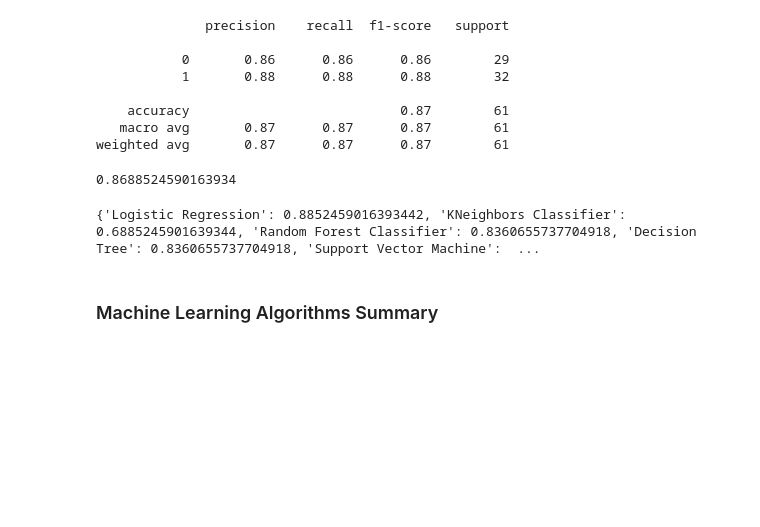
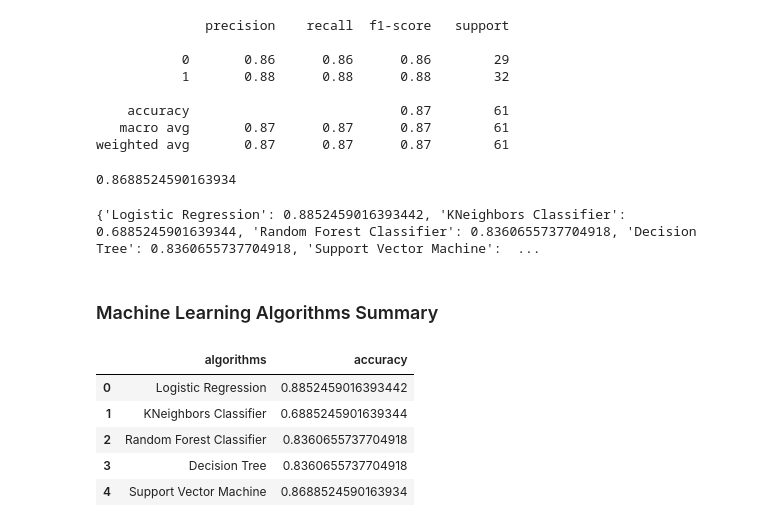
Before and after one commit to Aminul667/heart_attack_prediction, a Jupyter notebook: program/heart_attack_prediction.ipynb, the cells around one changed output. Saved outputs shown, nothing was run; the diff lists cells and outputs as text; code cells hidden in the pictures; blank space fills up the shorter version.

Commit message:
added algorithm compare

```diff
--- a/program/heart_attack_prediction.ipynb
+++ b/program/heart_attack_prediction.ipynb
@@ -30,6 +30,8 @@ from sklearn.ensemble import RandomForestClassifier
 from sklearn import tree
 from sklearn.tree import DecisionTreeClassifier
 from sklearn.svm import SVC
+# %%
+pd.options.display.float_format = '{:,.16f}'.format
 # %% [markdown]
 ## Data manipulation
 # %% [markdown]
@@ -476,3 +478,18 @@ print(ml_algorithms)
 {'Logistic Regression': 0.8852459016393442, 'KNeighbors Classifier': 0.6885245901639344, 'Random Forest Classifier': 0.8360655737704918, 'Decision Tree': 0.8360655737704918, 'Support Vector Machine':  ...
 # %% [markdown]
 ### Machine Learning Algorithms Summary
+# %%
+data_ml_algorithms = {
+    "algorithms": list(ml_algorithms.keys()),
+    "accuracy": list(ml_algorithms.values())
+}
+
+df_algorithms = pd.DataFrame(data_ml_algorithms)
+df_algorithms
+# %% [output]
+|  | algorithms | accuracy |
+| 0 | Logistic Regression | 0.8852459016393442 |
+| 1 | KNeighbors Classifier | 0.6885245901639344 |
+| 2 | Random Forest Classifier | 0.8360655737704918 |
+| 3 | Decision Tree | 0.8360655737704918 |
+| 4 | Support Vector Machine | 0.8688524590163934 |
```
Also changed, not shown: parts of 1 cell of this notebook.
